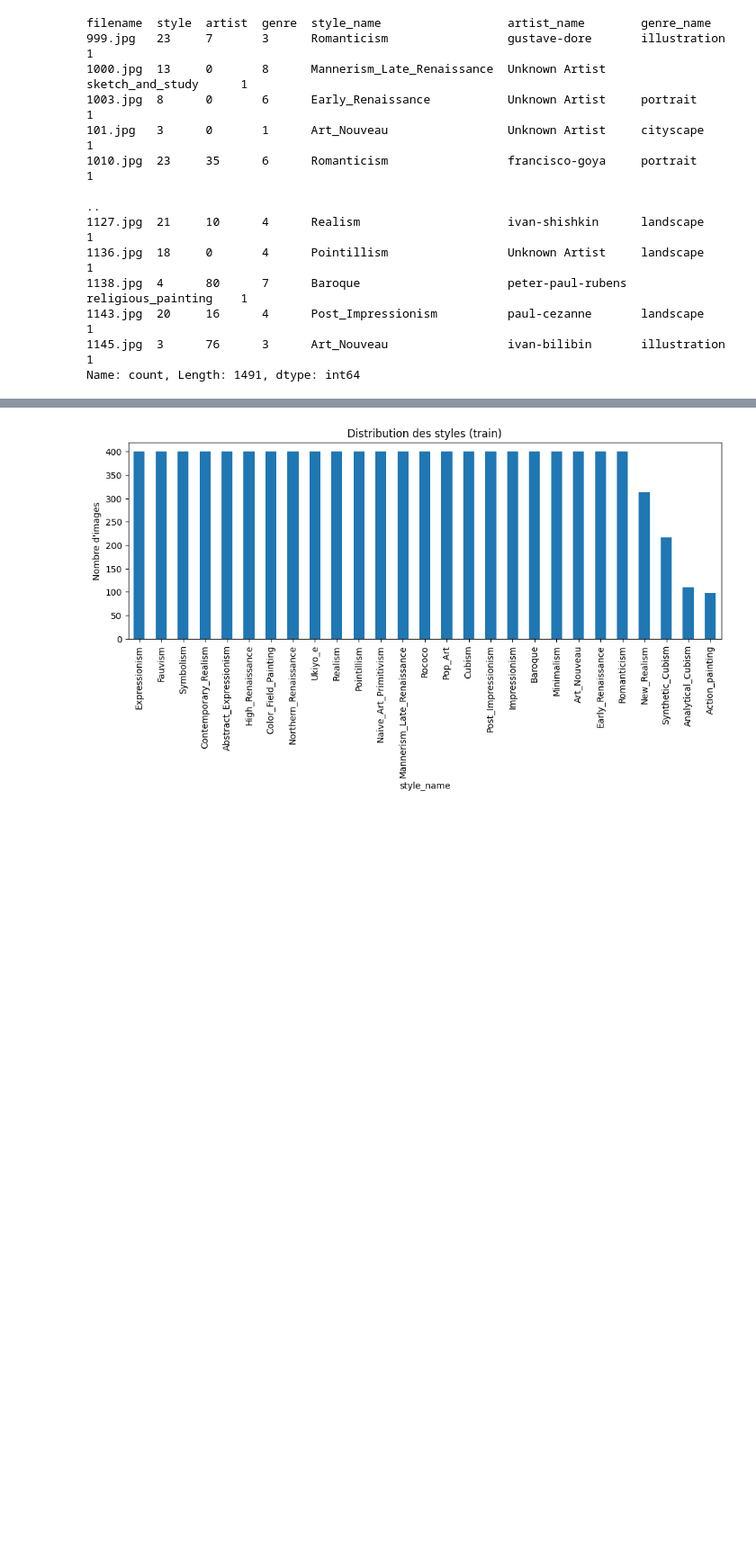
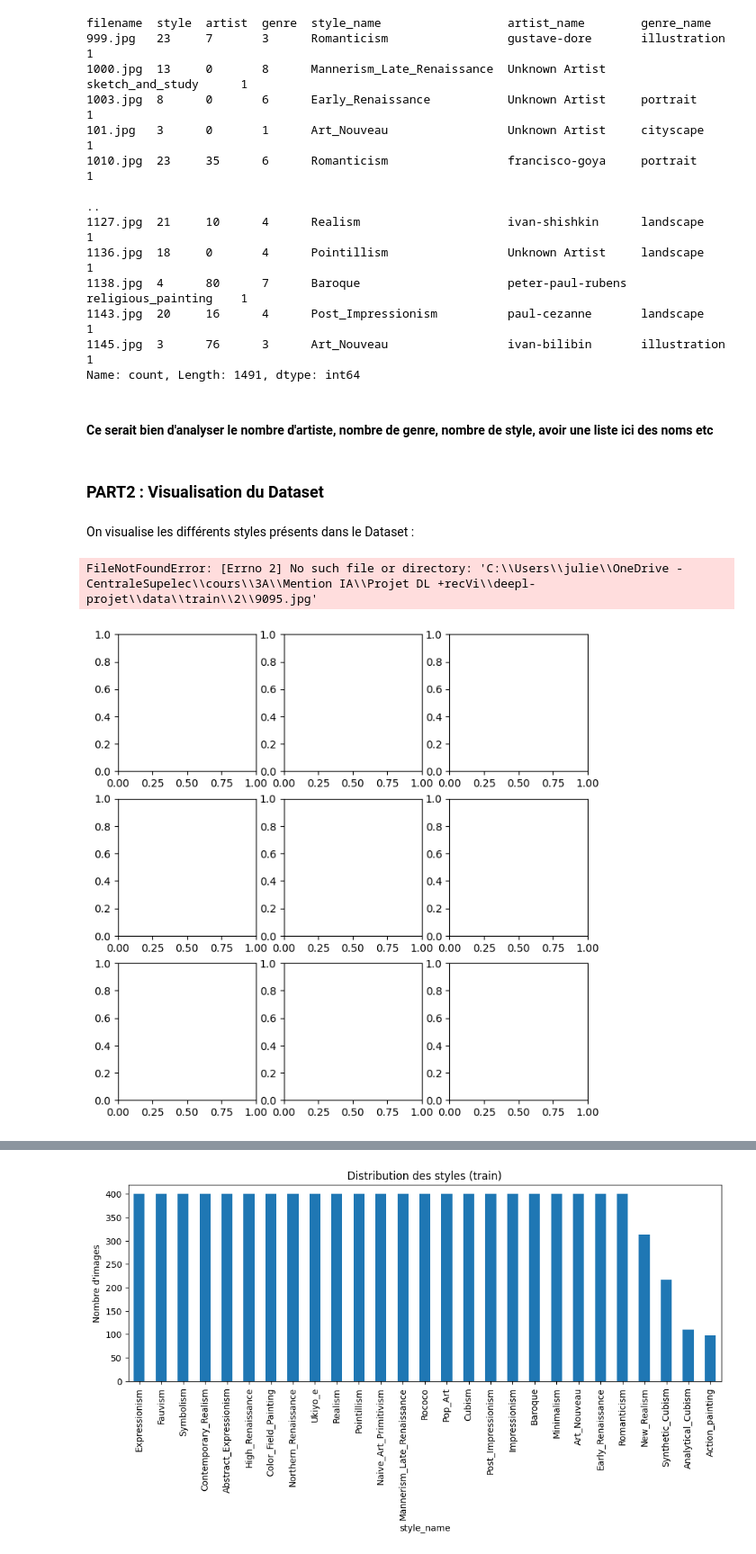
Before and after one commit to julietteabalain-cloud/Reconnaissance-de-mouvement-artistique, a Jupyter notebook: notebooks/1_RV-DL_exploration.ipynb, the cells around one changed output, grey strips where cells are left out. Shown at 90% size. Drawn from its saved outputs; the diff is of its cells as text; code cells hidden in the pictures; blank space fills up the shorter version.

```diff
--- a/notebooks/1_RV-DL_exploration.ipynb
+++ b/notebooks/1_RV-DL_exploration.ipynb
@@ -37,3 +41,5 @@ filename  style  artist  genre  style_name                  artist_name        g
 1143.jpg  20     16      4      Post_Impressionism          paul-cezanne       landscape             1
 1145.jpg  3      76      3      Art_Nouveau                 ivan-bilibin       illustration          1
 Name: count, Length: 1491, dtype: int64
+# %% [markdown]
+#### Ce serait bien d'analyser le nombre d'artiste, nombre de genre, nombre de style, avoir une liste ici des noms etc
@@ -39,0 +48,9 @@ Name: count, Length: 1491, dtype: int64
+# %% [markdown]
+### PART2 : Visualisation du Dataset
+# %% [markdown]
+On visualise les différents styles présents dans le Dataset :
+# %%
+dataset_module.visualize_data(df) #SOUCIS DE PATH A REGLER AVEC CHAT
+# %% [output]
+FileNotFoundError: [Errno 2] No such file or directory: 'C:\\Users\\julie\\OneDrive - CentraleSupelec\\cours\\3A\\Mention IA\\Projet DL +recVi\\deepl-projet\\data\\train\\2\\9095.jpg'
+[figure, new version]
```
Also changed, not shown: parts of 36 cells of this notebook, 2 other files.
